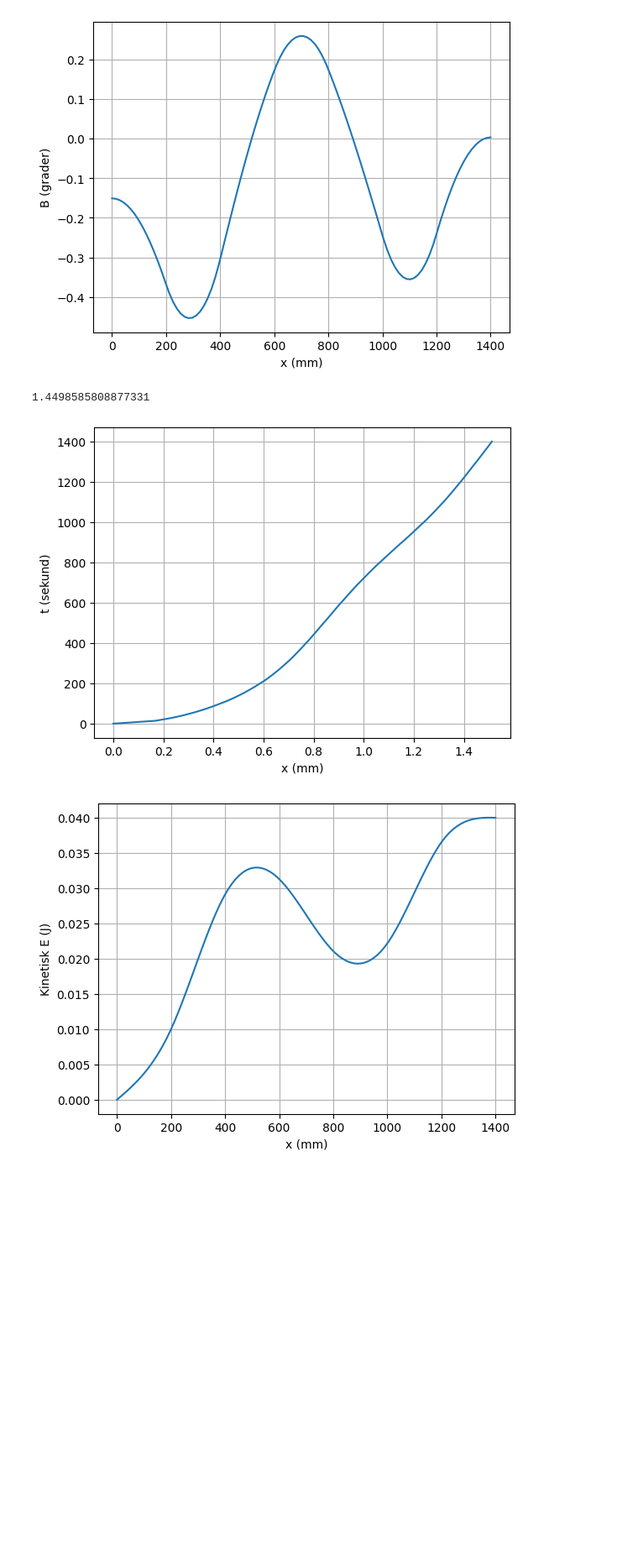
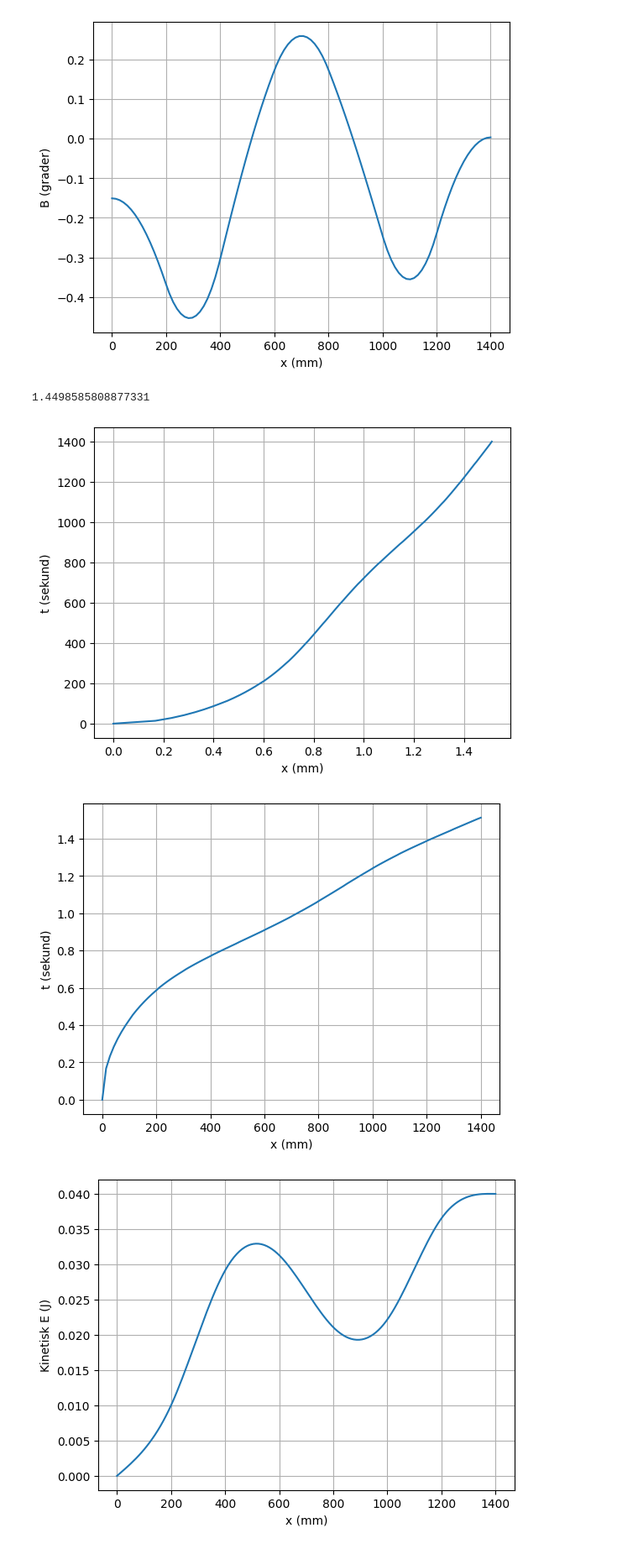
Before and after one commit to maranshan/fysikklabH23G111, a Jupyter notebook: baneform_V23.ipynb, the cells around one changed output. Shown at 84% size. Drawn from its saved outputs; the diff is of its cells as text; code cells hidden in the pictures; blank space fills up the shorter version.

```diff
--- a/baneform_V23.ipynb
+++ b/baneform_V23.ipynb
@@ -169,36 +169,35 @@ def t(x):
     # Deler opp banen inn i deler på s = 1mm
     s = 0.001
     ti = np.zeros(1400)
     for i in range(0, 1399):
         fart = (v_x(i) + v_x(i+1)) / 2
         tid = s / fart
         ti[i+1] = tid
     index = math.ceil(x+1)
     return np.sum(ti[:index])
 
 
 print(t(1300))
 
 #Plottet med tiden som x akse
 ls = np.linspace(0, 1400, 100)
 plt.plot([t(x) for x in ls], ls)
 plt.xlabel('x (mm)')
 plt.ylabel('t (sekund)')
 plt.grid(True)
 plt.show()
 
 # Plottet med tiden som y akse
-'''
 ls = np.linspace(0, 1400, 100)
-plt.plot([t(x) for x in ls], ls)
+plt.plot(ls, [t(x) for x in ls])
 plt.xlabel('x (mm)')
 plt.ylabel('t (sekund)')
 plt.grid(True)
 plt.show()
-'''
 # %% [output]
 1.4498585808877331
 [figure]
+[figure, added]
 # %%
 #5. Kinetisk energi i sluttpunktet
 m = 0.031
```
Also changed, not shown: parts of 3 cells of this notebook, 1 other file.
